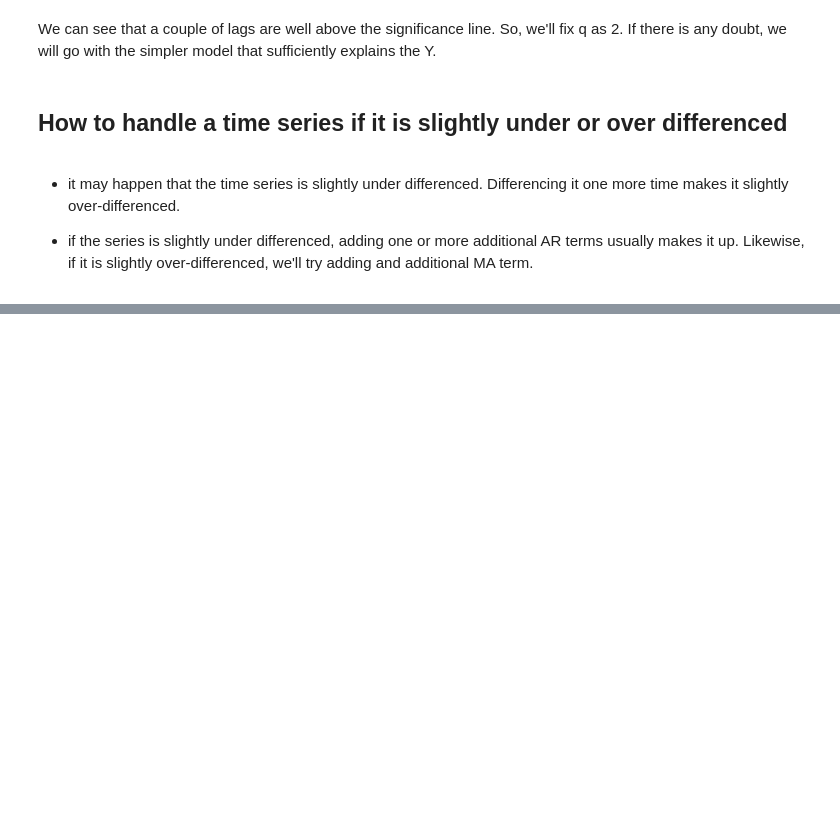
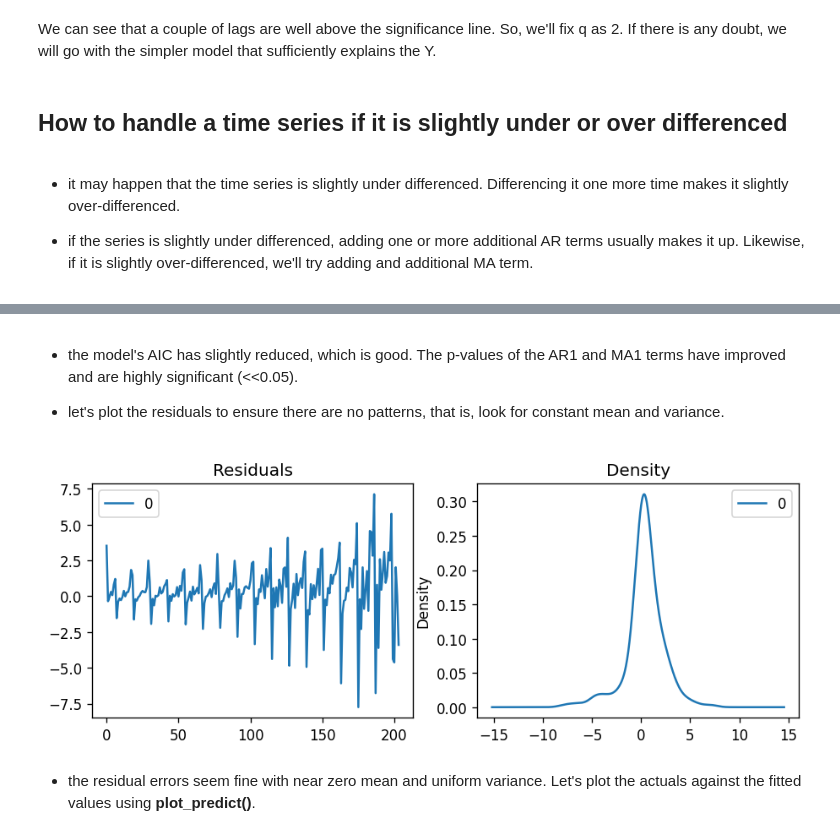
Before and after one commit to emonteiro27/data-arima-time-series, a Jupyter notebook: arima-time-series.ipynb, the cells around one changed output, grey strips where cells are left out. Drawn from its saved outputs; the diff is of its cells as text; code cells hidden in the pictures; blank space fills up the shorter version.

Commit message:
built arima model with p=1, d=1 and 1=1 and plotted the residuals

```diff
--- a/arima-time-series.ipynb
+++ b/arima-time-series.ipynb
@@ -301,0 +306,4 @@ Warnings:
+# %%
+model = ARIMA(df['value'], order=(1,1,1))
+model_fit = model.fit()
+model_fit.summary()
@@ -301,0 +329,17 @@ Warnings:
+# %% [markdown]
+- the model's AIC has slightly reduced, which is good. The p-values of the AR1 and MA1 terms have improved and are highly significant (<<0.05).
+
+
+- let's plot the residuals to ensure there are no patterns, that is, look for constant mean and variance.
+# %%
+# plot residual errors
+
+residuals = pd.DataFrame(model_fit.resid)
+fig, ax = plt.subplots(1,2)
+residuals.plot(title='Residuals', ax=ax[0])
+residuals.plot(kind='kde', title='Density', ax=ax[1])
+plt.show()
+# %% [output]
+[figure, added]
+# %% [markdown]
+- the residual errors seem fine with near zero mean and uniform variance. Let's plot the actuals against the fitted values using __plot_predict()__.
```
Also changed, not shown: parts of 9 cells of this notebook.
